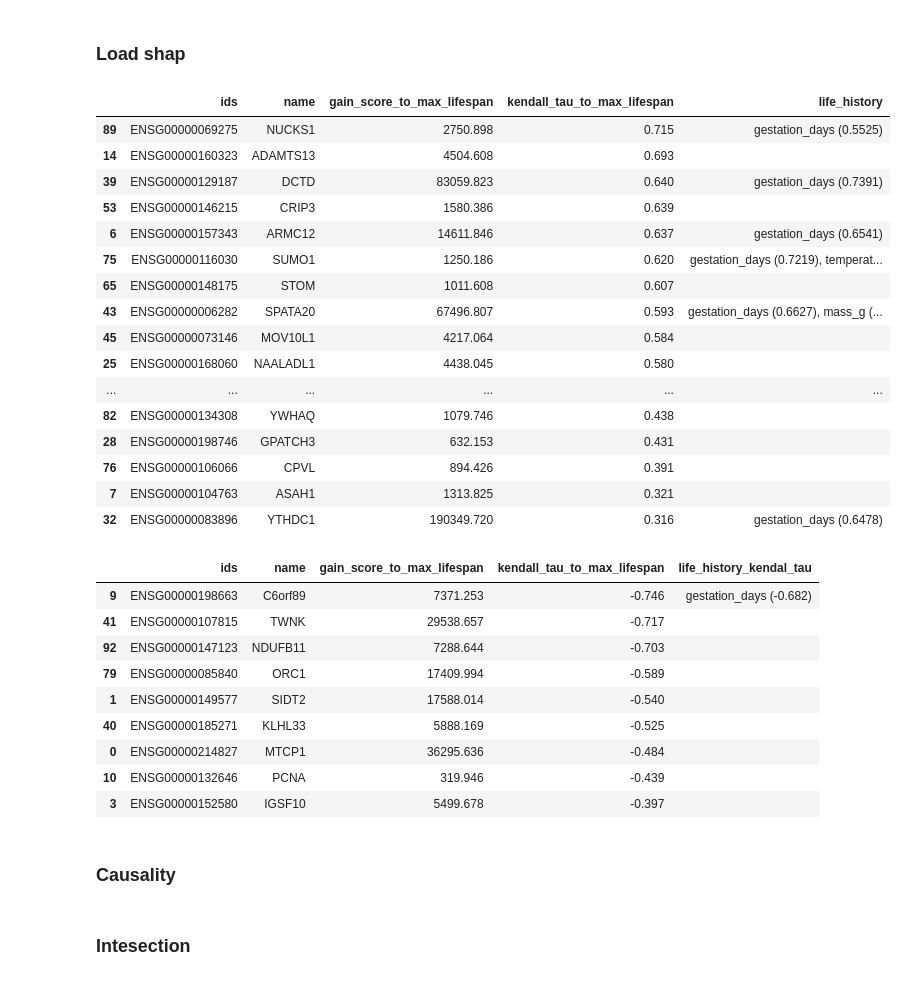
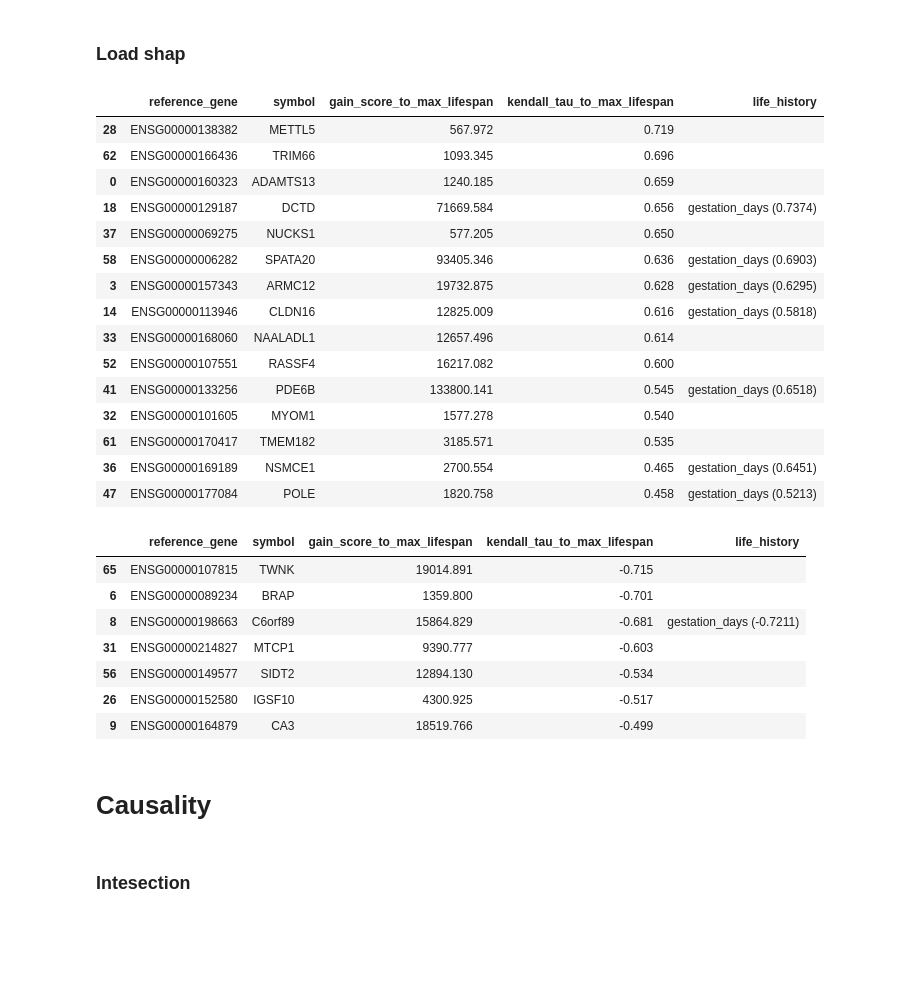
Before and after one commit to antonkulaga/yspecies, a Jupyter notebook: notebooks/results_intersections.ipynb, the cells around one changed output. Saved outputs shown, nothing was run; the diff lists cells and outputs as text; code cells hidden in the pictures; blank space fills up the shorter version.

```diff
--- a/notebooks/results_intersections.ipynb
+++ b/notebooks/results_intersections.ipynb
@@ -81,60 +82,60 @@ def lifehistory(row, extra: list, threshold: float):
         return col +" (" + str(round(row[col], 4))+")" if abs(row[col])>=abs(threshold) else ""
     return ', '.join([get(e).replace("kendall_tau_to_", "") for e in extra if get(e) != ""])
 
-def pro(df: pd.DataFrame, threshold:float = 0.3) -> pd.DataFrame:
+def with_lifehistory(genes: pd.DataFrame):
     main = ['ids','name', 'gain_score_to_max_lifespan', 'kendall_tau_to_max_lifespan']
     extra = ["kendall_tau_to_gestation_days", "kendall_tau_to_mass_g", "kendall_tau_to_temperature_celsius", "kendall_tau_to_metabolic_rate"]
-    genes =  pro_genes(df, threshold)[main]
-    genes["life_history"] = df.apply(lambda row: lifehistory(row, extra, threshold), axis=1)
-    return genes
+    selected_genes = genes[main].rename(columns = {"ids": "reference_gene", "name": "symbol"})
+    selected_genes["life_history"] = genes.apply(lambda row: lifehistory(row, extra, threshold), axis=1)
+    return selected_genes
+
+def pro(df: pd.DataFrame, threshold:float = 0.3) -> pd.DataFrame:
+    return with_lifehistory(pro_genes(df, threshold))
 
 def anti_genes(df: pd.DataFrame, threshold:float = -0.3) -> pd.DataFrame:
     return df[df["kendall_tau_to_max_lifespan"]<=threshold].sort_values(by="kendall_tau_to_max_lifespan", ascending=True)
 
 def anti(df: pd.DataFrame, threshold:float = -0.3) -> pd.DataFrame:
-    main = ['ids','name', 'gain_score_to_max_lifespan', 'kendall_tau_to_max_lifespan']
-    extra = ["kendall_tau_to_gestation_days", "kendall_tau_to_mass_g", "kendall_tau_to_temperature_celsius", "kendall_tau_to_metabolic_rate"]
-    genes = anti_genes(df, threshold)[main]
-    genes["life_history_kendal_tau"] = df.apply(lambda row: lifehistory(row, extra, threshold) , axis=1)
-    return genes
+    return with_lifehistory(anti_genes(df, threshold))
 # %%
 anton_5_5 = pd.read_csv(shap / "5_tissues_anton_species_5_bootstraps.csv", index_col=0)
-anton_7_4 = pd.read_csv(shap / "7_tissues_anton_species_4_bootstraps.csv", index_col=0)
-current = anton_5_5
+#anton_7_4 = pd.read_csv(shap / "7_tissues_anton_species_4_bootstraps.csv", index_col=0)
+anton_5_5_updated  = pd.read_csv(shap / "5_tissues_species_validation.csv")
+anton_7_5_updated  = pd.read_csv(shap / "7_tissues_species_validation.csv")
+
+current = anton_5_5_updated
+current_7 = anton_7_5_updated
 pro(current, threshold)
 # %% [output]
-|  | ids | name | gain_score_to_max_lifespan | kendall_tau_to_max_lifespan | life_history |
-| 89 | ENSG00000069275 | NUCKS1 | 2750.898 | 0.715 | gestation_days (0.5525) |
-| 14 | ENSG00000160323 | ADAMTS13 | 4504.608 | 0.693 |  |
-| 39 | ENSG00000129187 | DCTD | 83059.823 | 0.640 | gestation_days (0.7391) |
-| 53 | ENSG00000146215 | CRIP3 | 1580.386 | 0.639 |  |
-| 6 | ENSG00000157343 | ARMC12 | 14611.846 | 0.637 | gestation_days (0.6541) |
-| 75 | ENSG00000116030 | SUMO1 | 1250.186 | 0.620 | gestation_days (0.7219), temperat... |
-| 65 | ENSG00000148175 | STOM | 1011.608 | 0.607 |  |
-| 43 | ENSG00000006282 | SPATA20 | 67496.807 | 0.593 | gestation_days (0.6627), mass_g (... |
-| 45 | ENSG00000073146 | MOV10L1 | 4217.064 | 0.584 |  |
-| 25 | ENSG00000168060 | NAALADL1 | 4438.045 | 0.580 |  |
-| ... | ... | ... | ... | ... | ... |
-| 82 | ENSG00000134308 | YWHAQ | 1079.746 | 0.438 |  |
-| 28 | ENSG00000198746 | GPATCH3 | 632.153 | 0.431 |  |
-| 76 | ENSG00000106066 | CPVL | 894.426 | 0.391 |  |
-| 7 | ENSG00000104763 | ASAH1 | 1313.825 | 0.321 |  |
-| 32 | ENSG00000083896 | YTHDC1 | 190349.720 | 0.316 | gestation_days (0.6478) |
+|  | reference_gene | symbol | gain_score_to_max_lifespan | kendall_tau_to_max_lifespan | life_history |
+| 28 | ENSG00000138382 | METTL5 | 567.972 | 0.719 |  |
+| 62 | ENSG00000166436 | TRIM66 | 1093.345 | 0.696 |  |
+| 0 | ENSG00000160323 | ADAMTS13 | 1240.185 | 0.659 |  |
+| 18 | ENSG00000129187 | DCTD | 71669.584 | 0.656 | gestation_days (0.7374) |
+| 37 | ENSG00000069275 | NUCKS1 | 577.205 | 0.650 |  |
+| 58 | ENSG00000006282 | SPATA20 | 93405.346 | 0.636 | gestation_days (0.6903) |
+| 3 | ENSG00000157343 | ARMC12 | 19732.875 | 0.628 | gestation_days (0.6295) |
+| 14 | ENSG00000113946 | CLDN16 | 12825.009 | 0.616 | gestation_days (0.5818) |
+| 33 | ENSG00000168060 | NAALADL1 | 12657.496 | 0.614 |  |
+| 52 | ENSG00000107551 | RASSF4 | 16217.082 | 0.600 |  |
+| 41 | ENSG00000133256 | PDE6B | 133800.141 | 0.545 | gestation_days (0.6518) |
+| 32 | ENSG00000101605 | MYOM1 | 1577.278 | 0.540 |  |
+| 61 | ENSG00000170417 | TMEM182 | 3185.571 | 0.535 |  |
+| 36 | ENSG00000169189 | NSMCE1 | 2700.554 | 0.465 | gestation_days (0.6451) |
+| 47 | ENSG00000177084 | POLE | 1820.758 | 0.458 | gestation_days (0.5213) |
 # %%
 anti(current, -threshold)
 # %% [output]
-|  | ids | name | gain_score_to_max_lifespan | kendall_tau_to_max_lifespan | life_history_kendal_tau |
-| 9 | ENSG00000198663 | C6orf89 | 7371.253 | -0.746 | gestation_days (-0.682) |
-| 41 | ENSG00000107815 | TWNK | 29538.657 | -0.717 |  |
-| 92 | ENSG00000147123 | NDUFB11 | 7288.644 | -0.703 |  |
-| 79 | ENSG00000085840 | ORC1 | 17409.994 | -0.589 |  |
-| 1 | ENSG00000149577 | SIDT2 | 17588.014 | -0.540 |  |
-| 40 | ENSG00000185271 | KLHL33 | 5888.169 | -0.525 |  |
-| 0 | ENSG00000214827 | MTCP1 | 36295.636 | -0.484 |  |
-| 10 | ENSG00000132646 | PCNA | 319.946 | -0.439 |  |
-| 3 | ENSG00000152580 | IGSF10 | 5499.678 | -0.397 |  |
+|  | reference_gene | symbol | gain_score_to_max_lifespan | kendall_tau_to_max_lifespan | life_history |
+| 65 | ENSG00000107815 | TWNK | 19014.891 | -0.715 |  |
+| 6 | ENSG00000089234 | BRAP | 1359.800 | -0.701 |  |
+| 8 | ENSG00000198663 | C6orf89 | 15864.829 | -0.681 | gestation_days (-0.7211) |
+| 31 | ENSG00000214827 | MTCP1 | 9390.777 | -0.603 |  |
+| 56 | ENSG00000149577 | SIDT2 | 12894.130 | -0.534 |  |
+| 26 | ENSG00000152580 | IGSF10 | 4300.925 | -0.517 |  |
+| 9 | ENSG00000164879 | CA3 | 18519.766 | -0.499 |  |
 # %% [markdown]
-### Causality ###
+# Causality #
 # %% [markdown]
 ### Intesection ###
 # %%
```
Also changed, not shown: parts of 17 cells of this notebook, 2 other files.
